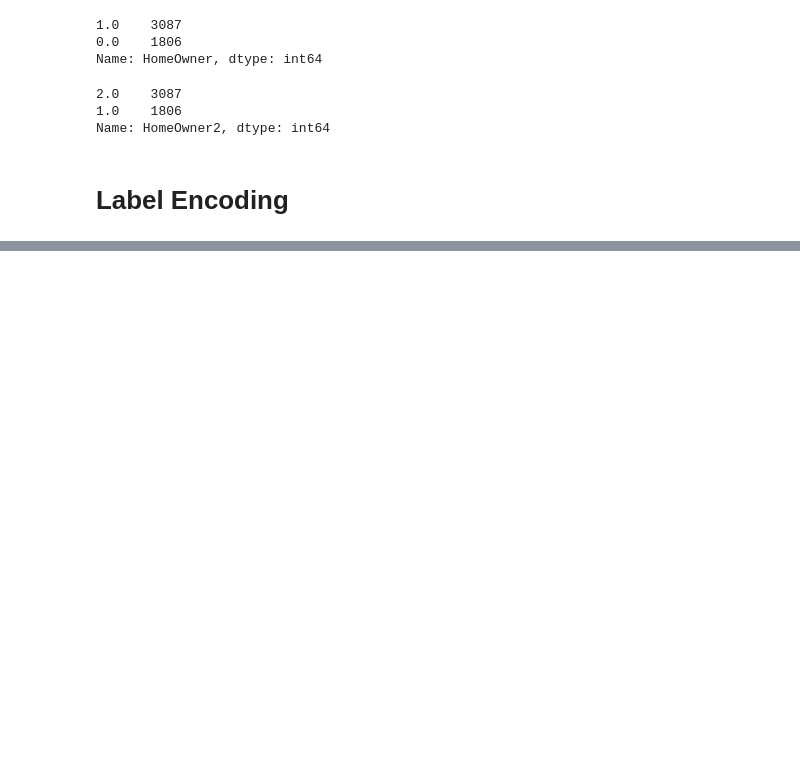
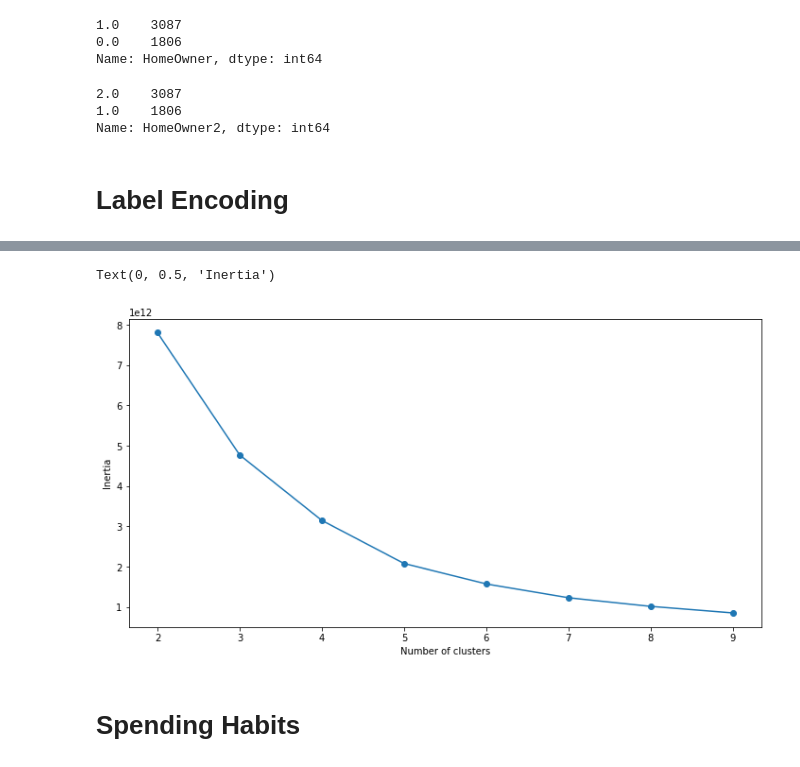
Before and after one commit to anirudh0809/AAI_assignments, a Jupyter notebook: Segmentation/segmentation.ipynb, the cells around one changed output, grey strips where cells are left out. Saved outputs shown, nothing was run; the diff lists cells and outputs as text; code cells hidden in the pictures; blank space fills up the shorter version.

```diff
--- a/Segmentation/segmentation.ipynb
+++ b/Segmentation/segmentation.ipynb
@@ -241,6 +241,9 @@ def clean_currency(x):
 # %%
 #CarValue
 df['CarValue']=pd.to_numeric(df['CarValue'].apply(clean_currency),errors='coerce')
+# %%
+#HHIncome
+df['HHIncome']=pd.to_numeric(df['HHIncome'].apply(clean_currency),errors='coerce')
 # %%
 #CardSpendMonth
 df['CardSpendMonth']=pd.to_numeric(df['CardSpendMonth'].apply(clean_currency),errors='coerce')
@@ -573,0 +723,20 @@ plt.ylabel('Inertia')
+# %%
+# Plot inertia for multiple cluster solutions against the number of clusters
+# fitting multiple k-means algorithms and storing the values in an empty list
+SSE = []
+for cluster in range(2,10):
+    kmeans = KMeans(n_jobs = -1, n_clusters = cluster, init='k-means++')
+    kmeans.fit(df.drop(columns=['CustomerID','RandID']))
+    SSE.append(kmeans.inertia_)
+
+# converting the results into a dataframe and plotting them
+cust_df_frame = pd.DataFrame({'Cluster':range(2,10), 'SSE':SSE})
+plt.figure(figsize=(12,6))
+plt.plot(cust_df_frame['Cluster'], cust_df_frame['SSE'], marker='o')
+plt.xlabel('Number of clusters')
+plt.ylabel('Inertia')
+# %% [output]
+Text(0, 0.5, 'Inertia')
+[figure, added]
+# %% [markdown]
+# Spending Habits
```
Also changed, not shown: parts of 39 cells of this notebook, 1 other file.
